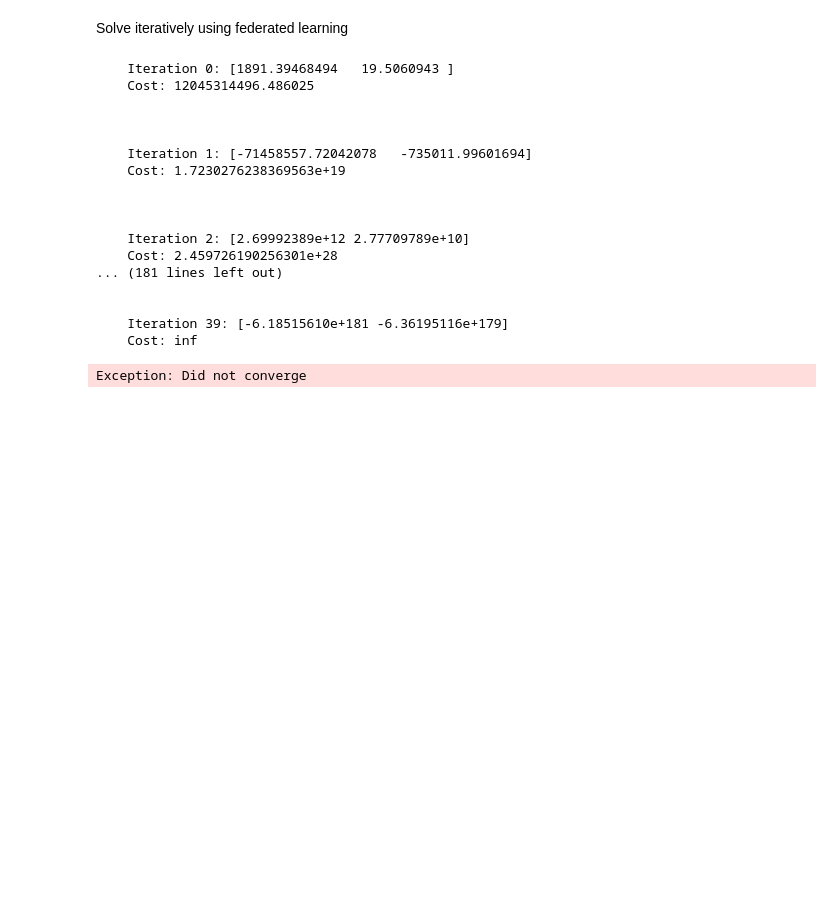
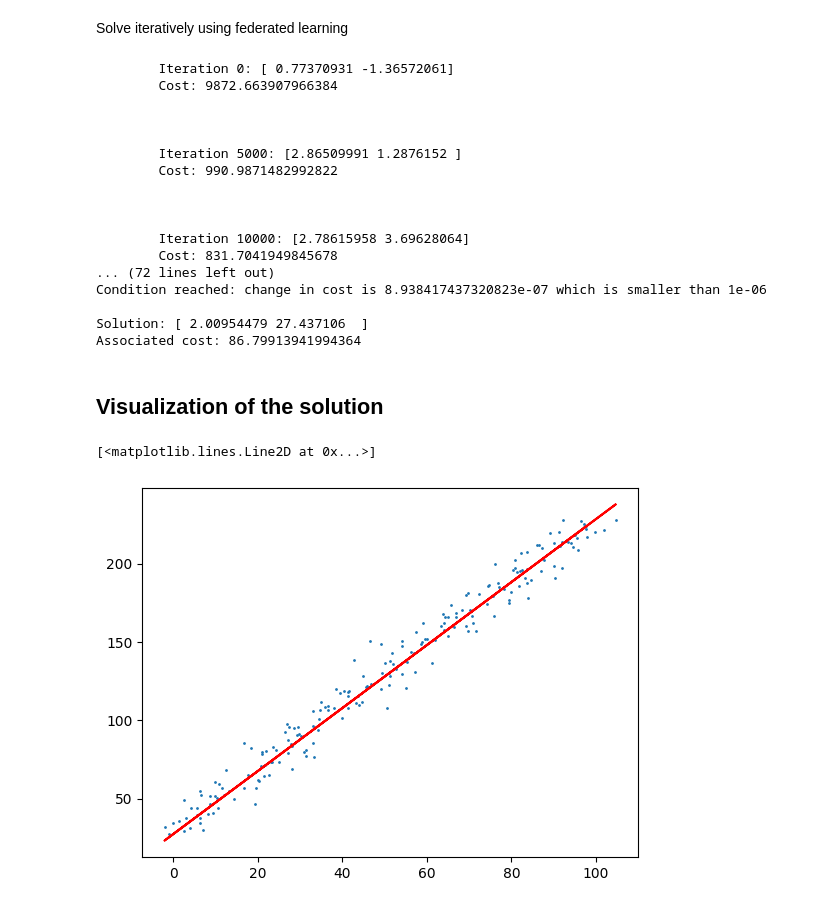
Before and after one commit to Antoine-Bergerault/18460-Project, a Jupyter notebook: main.ipynb, the cells around one changed output. Drawn from its saved outputs; the diff is of its cells as text; code cells hidden in the pictures; blank space fills up the shorter version.

Commit message:
tweaking parameters to make linear regression converge

```diff
--- a/main.ipynb
+++ b/main.ipynb
@@ -76,7 +77,7 @@ def cost_hessian(x, dataset, params):
 
     return hessian
 
-problem = OptimizationProblem(tol=1e-3, max_iter=40, loss=cost, loss_grad=cost_grad,
+problem = OptimizationProblem(tol=1e-4, ctol=1e-6, max_iter=100000, lr=0.0001, loss=cost, loss_grad=cost_grad,
                               loss_hessian=cost_hessian, hyper_parameters=hyper_parameters)
 # %% [markdown]
 Solve iteratively using federated learning
@@ -86,38 +87,67 @@ server = Server(problem)
 server.connect_clients(partitions) # add parameters and communicate datasets
 
 k = 0
+last_cost = float('infinity')
 while k < problem.max_iter and server.delta > problem.tol:
-    # perform new iteration
-    server.run_iteration()
-
     consensus = server.consensus.flatten()
 
-    print(f'''
-    Iteration {k}: {consensus}
-    Cost: {cost(consensus, dataset, problem.hyper_parameters)}
+    current_cost = cost(consensus, dataset, problem.hyper_parameters)
 
-    ''')
+    if k % 5000 == 0:
+        print(f'''
+        Iteration {k}: {consensus}
+        Cost: {current_cost}
+
+        ''')
+
+    # perform new iteration
+    server.run_iteration(k+1)
+
+    if np.linalg.norm(current_cost - last_cost) < problem.ctol:
+        print(f"Condition reached: change in cost is {np.linalg.norm(current_cost - last_cost)} "
+              f"which is smaller than {problem.ctol}")
+        last_cost = current_cost
+        break
+
+    last_cost = current_cost
 
     k = k + 1
 
-if server.delta > problem.tol:
+if k >= problem.max_iter and server.delta > problem.tol:
     raise Exception("Did not converge")
+
+if server.delta <= problem.tol:
+    print(f"Condition reached: change in solution is {server.delta} "
+          f"which is smaller than {problem.tol}")
+
+solution = server.consensus.flatten()
+
+print("")
+print(f"Solution: {solution}")
+print(f"Associated cost: {last_cost}")
 # %% [output]
-    Iteration 0: [1891.39468494   19.5060943 ]
-    Cost: 12045314496.486025
+        Iteration 0: [ 0.77370931 -1.36572061]
+        Cost: 9872.663907966384
 
 
 
-    Iteration 1: [-71458557.72042078   -735011.99601694]
-    Cost: 1.7230276238369563e+19
+        Iteration 5000: [2.86509991 1.2876152 ]
+        Cost: 990.9871482992822
 
 
 
-    Iteration 2: [2.69992389e+12 2.77709789e+10]
-    Cost: 2.459726190256301e+28
-... (181 lines left out)
+        Iteration 10000: [2.78615958 3.69628064]
+        Cost: 831.7041949845678
+... (72 lines left out)
+Condition reached: change in cost is 8.938417437320823e-07 which is smaller than 1e-06
 
-
-    Iteration 39: [-6.18515610e+181 -6.36195116e+179]
-    Cost: inf
+Solution: [ 2.00954479 27.437106  ]
+Associated cost: 86.79913941994364
-Exception: Did not converge
+# %% [markdown]
+## Visualization of the solution
+# %%
+plt.scatter(dataset[:, 0], dataset[:, 1], s=1)
+plt.plot(dataset[:, 0], solution[0]*dataset[:, 0] + solution[1], c="red")
+# %% [output]
+[<matplotlib.lines.Line2D at 0x...>]
+[figure, added]
```
Also changed, not shown: parts of 2 cells of this notebook, 3 other files.
